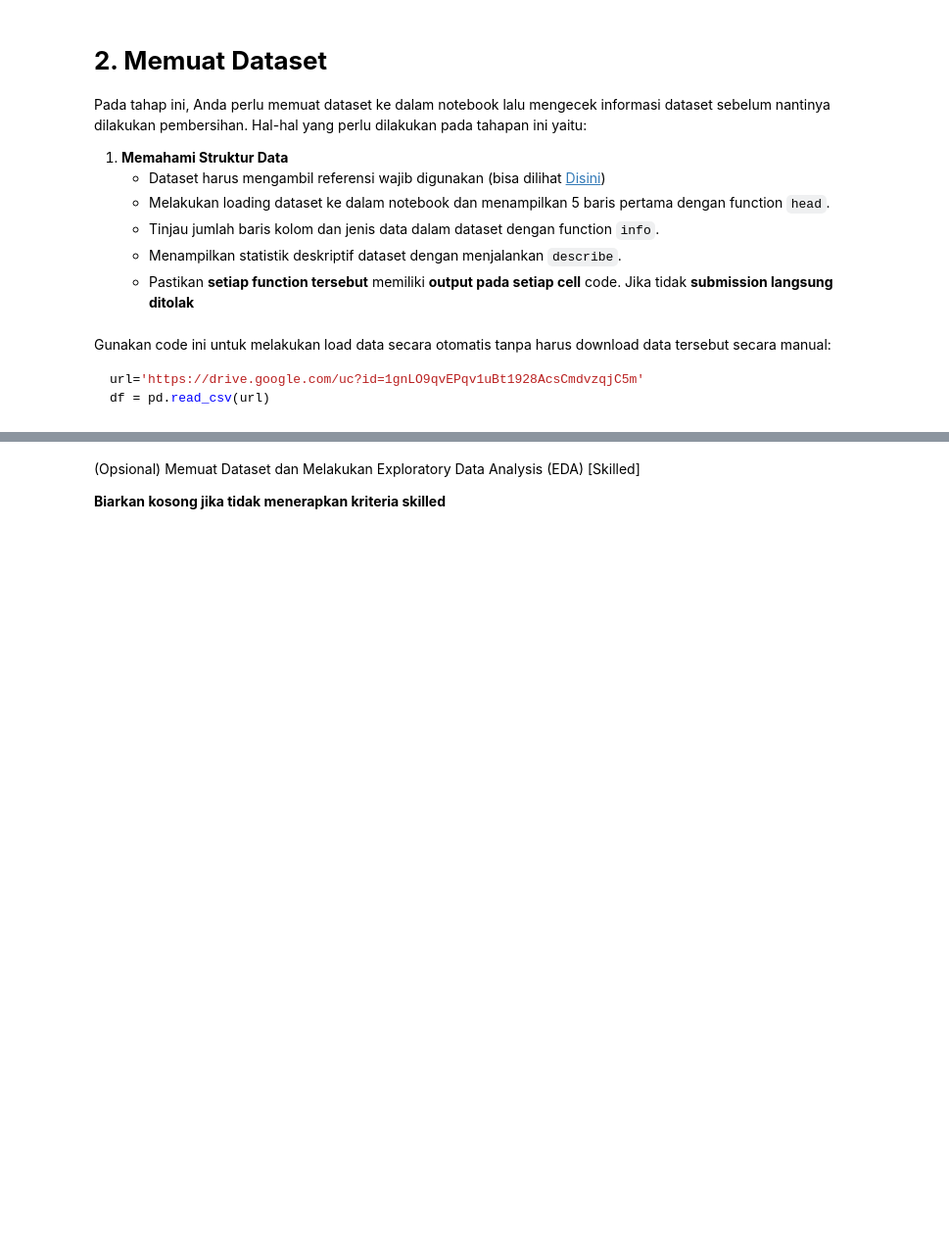
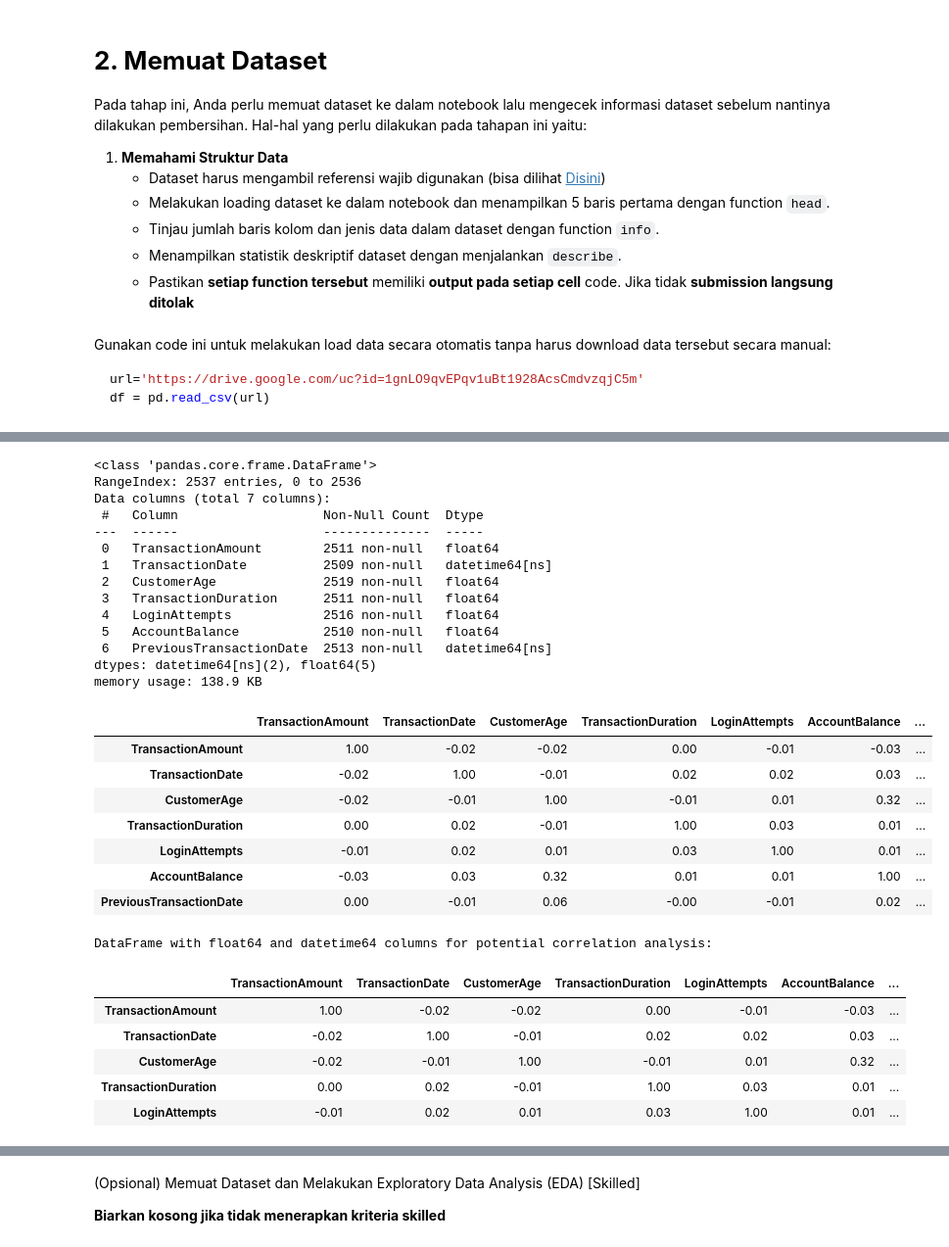
Before and after one commit to axiomjo/Exploring_Basic_Machine_Learning_Models, a Jupyter notebook: [Clustering]_Submission_Akhir_BMLP_Josephine_Dermawan.ipynb, the cells around one changed output, grey strips where cells are left out. Shown at 98% size. Cells and saved outputs as stored; diff of their text form; code cells hidden in the pictures; blank space fills up the shorter version.

```diff
--- a/[Clustering]_Submission_Akhir_BMLP_Josephine_Dermawan.ipynb
+++ b/[Clustering]_Submission_Akhir_BMLP_Josephine_Dermawan.ipynb
@@ -55,0 +134,53 @@ df.describe
+# %%
+# prompt: choosing only collumns with float64 and datetime64 datatypes to be feeded into correclation matrix
+
+# Select only columns with float64 and datetime64 dtypes
+df_corr = NYOBA.select_dtypes(include=['float64', 'datetime64[ns]'])
+
+# You can optionally display the info of the selected DataFrame to verify
+df_corr.info()
+
+# You can now calculate the correlation matrix on df_corr
+# For demonstration purposes, let's show how to calculate a correlation matrix
+# Note: Correlation matrix is typically calculated on numerical data.
+# You might need to handle datetime columns depending on your analysis.
+# If you want to calculate correlation between numerical columns only:
+kolom_angka = NYOBA.select_dtypes(include=['float64','datetime64'])
+dataframe_correlation_matrix = kolom_angka.corr().round(2)
+display(dataframe_correlation_matrix)
+
+# If you need to use datetime columns for correlation (which is less common directly)
+# you might need to extract features like timestamp or convert them to numerical representations.
+# For this task, focusing on the instruction to select float64 and datetime64:
+print("\nDataFrame with float64 and datetime64 columns for potential correlation analysis:")
+display(dataframe_correlation_matrix.head())
+# %% [output]
+<class 'pandas.core.frame.DataFrame'>
+RangeIndex: 2537 entries, 0 to 2536
+Data columns (total 7 columns):
+ #   Column                   Non-Null Count  Dtype
+---  ------                   --------------  -----
+ 0   TransactionAmount        2511 non-null   float64
+ 1   TransactionDate          2509 non-null   datetime64[ns]
+ 2   CustomerAge              2519 non-null   float64
+ 3   TransactionDuration      2511 non-null   float64
+ 4   LoginAttempts            2516 non-null   float64
+ 5   AccountBalance           2510 non-null   float64
+ 6   PreviousTransactionDate  2513 non-null   datetime64[ns]
+dtypes: datetime64[ns](2), float64(5)
+memory usage: 138.9 KB
+|  | TransactionAmount | TransactionDate | CustomerAge | TransactionDuration | LoginAttempts | AccountBalance | ... |
+| TransactionAmount | 1.00 | -0.02 | -0.02 | 0.00 | -0.01 | -0.03 | ... |
+| TransactionDate | -0.02 | 1.00 | -0.01 | 0.02 | 0.02 | 0.03 | ... |
+| CustomerAge | -0.02 | -0.01 | 1.00 | -0.01 | 0.01 | 0.32 | ... |
+| TransactionDuration | 0.00 | 0.02 | -0.01 | 1.00 | 0.03 | 0.01 | ... |
+| LoginAttempts | -0.01 | 0.02 | 0.01 | 0.03 | 1.00 | 0.01 | ... |
+| AccountBalance | -0.03 | 0.03 | 0.32 | 0.01 | 0.01 | 1.00 | ... |
+| PreviousTransactionDate | 0.00 | -0.01 | 0.06 | -0.00 | -0.01 | 0.02 | ... |
+DataFrame with float64 and datetime64 columns for potential correlation analysis:
+|  | TransactionAmount | TransactionDate | CustomerAge | TransactionDuration | LoginAttempts | AccountBalance | ... |
+| TransactionAmount | 1.00 | -0.02 | -0.02 | 0.00 | -0.01 | -0.03 | ... |
+| TransactionDate | -0.02 | 1.00 | -0.01 | 0.02 | 0.02 | 0.03 | ... |
+| CustomerAge | -0.02 | -0.01 | 1.00 | -0.01 | 0.01 | 0.32 | ... |
+| TransactionDuration | 0.00 | 0.02 | -0.01 | 1.00 | 0.03 | 0.01 | ... |
+| LoginAttempts | -0.01 | 0.02 | 0.01 | 0.03 | 1.00 | 0.01 | ... |
```
Also changed, not shown: parts of 15 cells of this notebook.
